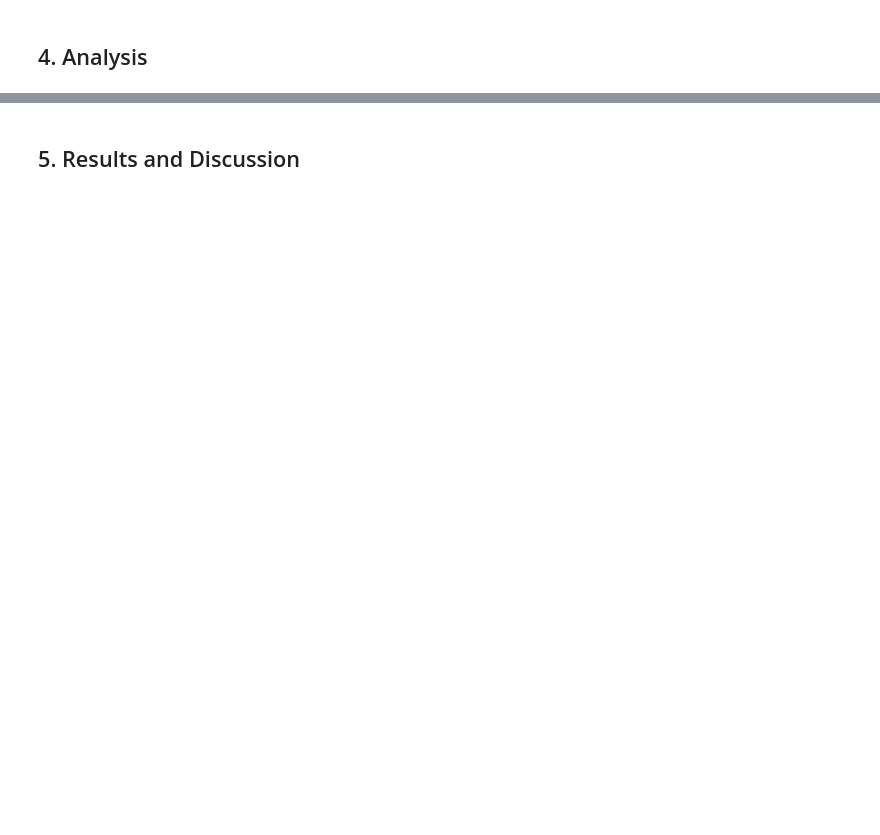
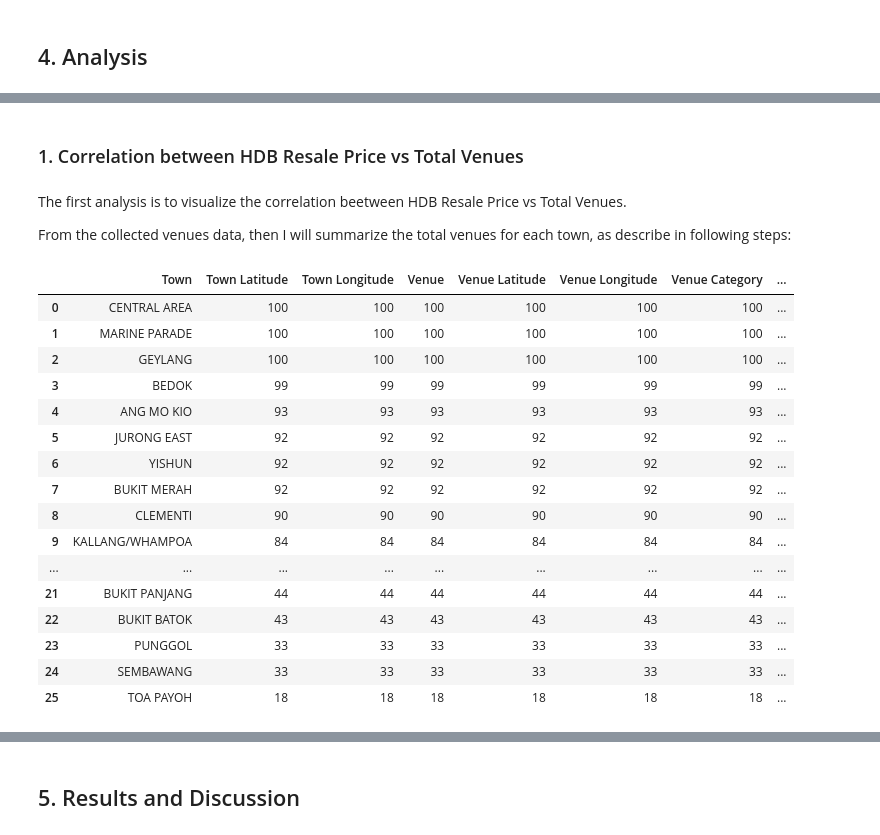
Before and after one commit to msazili/Coursera_Capstone, a Jupyter notebook: Capstone Project - The Battle of the Neighborhoods.ipynb, the cells around one changed output, grey strips where cells are left out. Drawn from its saved outputs; the diff is of its cells as text; code cells hidden in the pictures; blank space fills up the shorter version.

```diff
--- a/Capstone Project - The Battle of the Neighborhoods.ipynb
+++ b/Capstone Project - The Battle of the Neighborhoods.ipynb
@@ -193,0 +248,18 @@ data
+# %%
+# create map of Manhattan using latitude and longitude values
+map_singapore = folium.Map(location=[latitude, longitude], zoom_start=12)
+
+# add markers to map
+for lat, lng, label in zip(data['Latitude'], data['Longitude'], data['Town']):
+    label = folium.Popup(label, parse_html=True)
+    folium.CircleMarker(
+        [lat, lng],
+        radius=5,
+        popup=label,
+        color='blue',
+        fill=True,
+        fill_color='#3186cc',
+        fill_opacity=0.7,
+        parse_html=False).add_to(map_singapore)
+
+map_singapore
@@ -193,0 +270,8 @@ data
+# %%
+CLIENT_ID = 'BS5Z2N114TFDNGVZDOIFF00OYVFVYJDQUDOKLLFKREXKLZGL' # your Foursquare ID
+CLIENT_SECRET = 'QBZLHPCOHS5E3D25SNXGD1HZ11EPQ4EJ5WQ3MUBCITAN5ISH' # your Foursquare Secret
+VERSION = '20180605' # Foursquare API version
+
+print('Your credentails:')
+print('CLIENT_ID: ' + CLIENT_ID)
+print('CLIENT_SECRET:' + CLIENT_SECRET)
@@ -193,0 +331,8 @@ data
+# %%
+sg_venues = getNearbyVenues(names=data['Town'],
+                            latitudes=data['Latitude'],
+                            longitudes=data['Longitude'],
+                            radius=radius
+                                  )
+
+sg_venues
@@ -193,0 +353,32 @@ data
+# %% [markdown]
+### 1. Correlation between HDB Resale Price vs Total Venues
+# %% [markdown]
+The first analysis is to visualize the correlation beetween HDB Resale Price vs Total Venues.
+
+From the collected venues data, then I will summarize the total venues for each town, as describe in following steps:
+# %%
+sg_venues_tot = sg_venues.groupby('Town').count().sort_values(by=['Venue'], inplace=False, ascending=False)
+sg_venues_tot.reset_index(drop=False, inplace=True)
+
+sg_venues_tot = sg_venues_tot.join(data.set_index('Town'), on='Town')
+
+#sg_venues
+sg_venues_tot
+# %% [output]
+|  | Town | Town Latitude | Town Longitude | Venue | Venue Latitude | Venue Longitude | Venue Category | ... |
+| 0 | CENTRAL AREA | 100 | 100 | 100 | 100 | 100 | 100 | ... |
+| 1 | MARINE PARADE | 100 | 100 | 100 | 100 | 100 | 100 | ... |
+| 2 | GEYLANG | 100 | 100 | 100 | 100 | 100 | 100 | ... |
+| 3 | BEDOK | 99 | 99 | 99 | 99 | 99 | 99 | ... |
+| 4 | ANG MO KIO | 93 | 93 | 93 | 93 | 93 | 93 | ... |
+| 5 | JURONG EAST | 92 | 92 | 92 | 92 | 92 | 92 | ... |
+| 6 | YISHUN | 92 | 92 | 92 | 92 | 92 | 92 | ... |
+| 7 | BUKIT MERAH | 92 | 92 | 92 | 92 | 92 | 92 | ... |
+| 8 | CLEMENTI | 90 | 90 | 90 | 90 | 90 | 90 | ... |
+| 9 | KALLANG/WHAMPOA | 84 | 84 | 84 | 84 | 84 | 84 | ... |
+| ... | ... | ... | ... | ... | ... | ... | ... | ... |
+| 21 | BUKIT PANJANG | 44 | 44 | 44 | 44 | 44 | 44 | ... |
+| 22 | BUKIT BATOK | 43 | 43 | 43 | 43 | 43 | 43 | ... |
+| 23 | PUNGGOL | 33 | 33 | 33 | 33 | 33 | 33 | ... |
+| 24 | SEMBAWANG | 33 | 33 | 33 | 33 | 33 | 33 | ... |
+| 25 | TOA PAYOH | 18 | 18 | 18 | 18 | 18 | 18 | ... |
```
Also changed, not shown: parts of 35 cells of this notebook.
